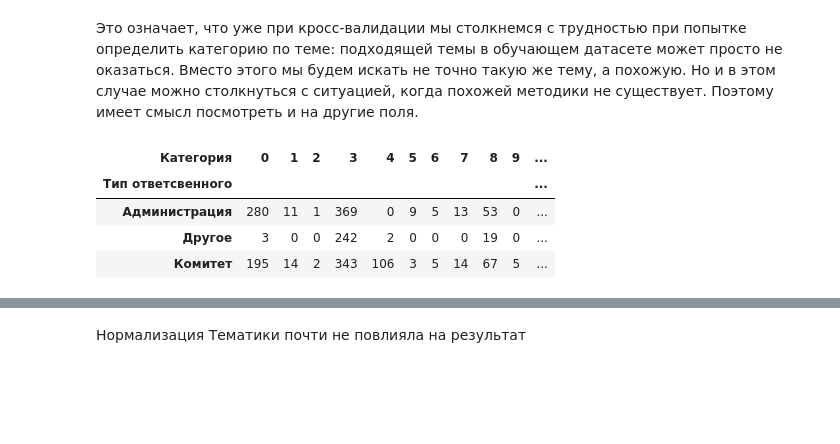
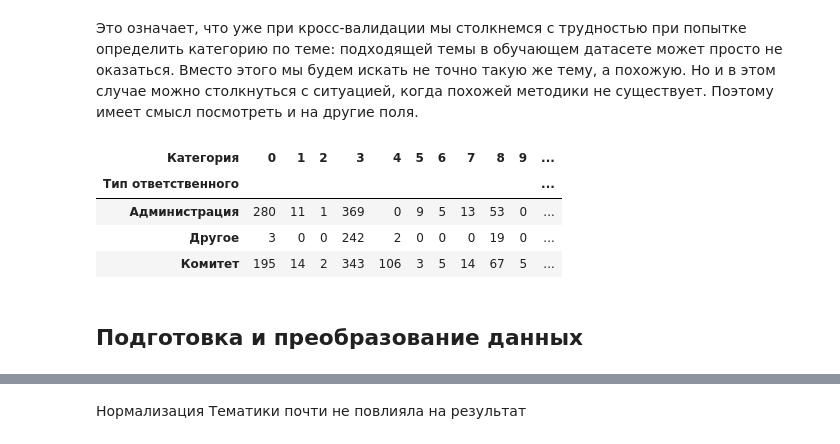
Before and after one commit to dmp2016/Digital2022Kursk, a Jupyter notebook: main.ipynb, the cells around one changed output, grey strips where cells are left out. Saved outputs shown, nothing was run; the diff lists cells and outputs as text; code cells hidden in the pictures; blank space fills up the shorter version.

```diff
--- a/main.ipynb
+++ b/main.ipynb
@@ -170,11 +73,14 @@ Name: theme_count, dtype: int64
 Вместо этого мы будем искать не точно такую же тему, а похожую.
 Но и в этом случае можно столкнуться с ситуацией, когда похожей методики не существует.
 Поэтому имеет смысл посмотреть и на другие поля.
+# %%
+df_train['Тип ответственного'] = df_train['Ответственное лицо'].apply(lambda x: 'Администрация' if x[:13] == 'Администрация'
+                                                                     else 'Комитет' if x[:7] == 'Комитет' else 'Другое')
 # %%
-pd.crosstab(df_train['Тип ответсвенного'], df_train['Категория'])
+pd.crosstab(df_train['Тип ответственного'], df_train['Категория'])
 # %% [output]
 | Категория | 0 | 1 | 2 | 3 | 4 | 5 | 6 | 7 | 8 | 9 | ... |
-| Тип ответсвенного |  |  |  |  |  |  |  |  |  |  | ... |
+| Тип ответственного |  |  |  |  |  |  |  |  |  |  | ... |
 | Администрация | 280 | 11 | 1 | 369 | 0 | 9 | 5 | 13 | 53 | 0 | ... |
 | Другое | 3 | 0 | 0 | 242 | 2 | 0 | 0 | 0 | 19 | 0 | ... |
 | Комитет | 195 | 14 | 2 | 343 | 106 | 3 | 5 | 14 | 67 | 5 | ... |
@@ -182,0 +87,2 @@ pd.crosstab(df_train['Тип ответсвенного'], df_train['Катег
+# %% [markdown]
+## Подготовка и преобразование данных
```
Also changed, not shown: parts of 97 cells of this notebook.
